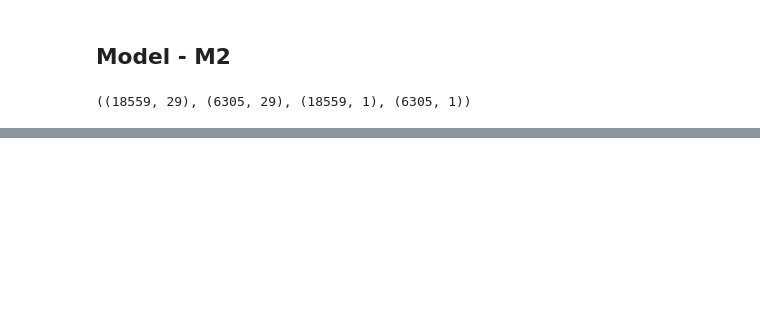
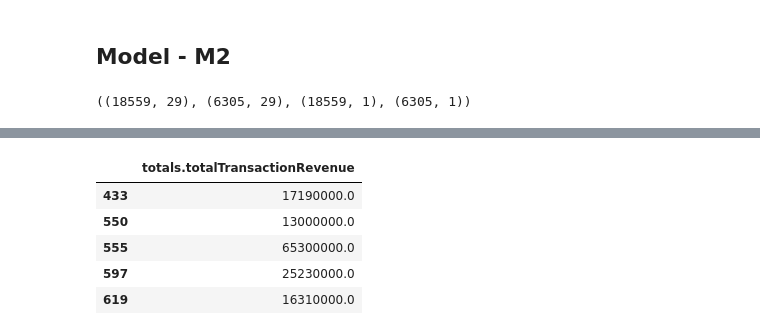
Before and after one commit to AsiMrz/MAYC_ML_Revenue_Prediction, a Jupyter notebook: Classification and Regression.ipynb, the cells around one changed output, grey strips where cells are left out. Saved outputs shown, nothing was run; the diff lists cells and outputs as text; code cells hidden in the pictures; blank space fills up the shorter version.

```diff
--- a/Classification and Regression.ipynb
+++ b/Classification and Regression.ipynb
@@ -33,7 +33,7 @@ cd '/content/gdrive/My Drive/ReDi_DA_Project/Datasets_Clean/'
 # %% [output]
 /content/gdrive/My Drive/ReDi_DA_Project/Datasets_Clean
 # %%
-all_data = pd.read_csv('all_data.csv')
+all_data = pd.read_pickle('all_data.pkl')
 # %%
 all_data.isnull().sum().sum()
 # %% [output]
@@ -344,2 +390,11 @@ x_train_M2.shape, x_test_M2.shape, y_train_M2.shape, y_test_M2.shape
+# %%
+y_train_M2.head(5)
+# %% [output]
+|  | totals.totalTransactionRevenue |
+| 433 | 17190000.0 |
+| 550 | 13000000.0 |
+| 555 | 65300000.0 |
+| 597 | 25230000.0 |
+| 619 | 16310000.0 |
 # %%
 model_M2 = RandomForestRegressor(
```
Also changed, not shown: parts of 35 cells of this notebook.
